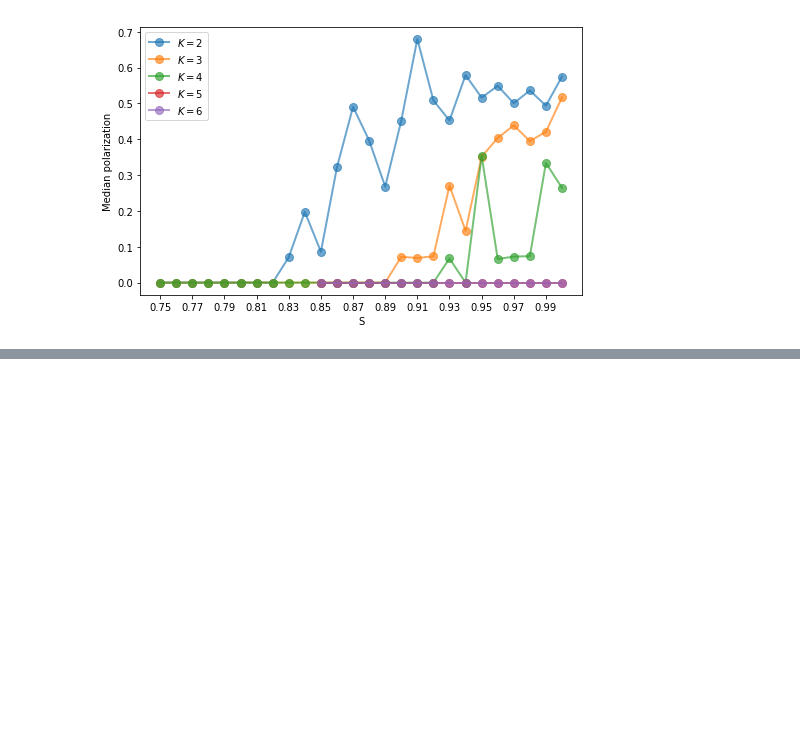
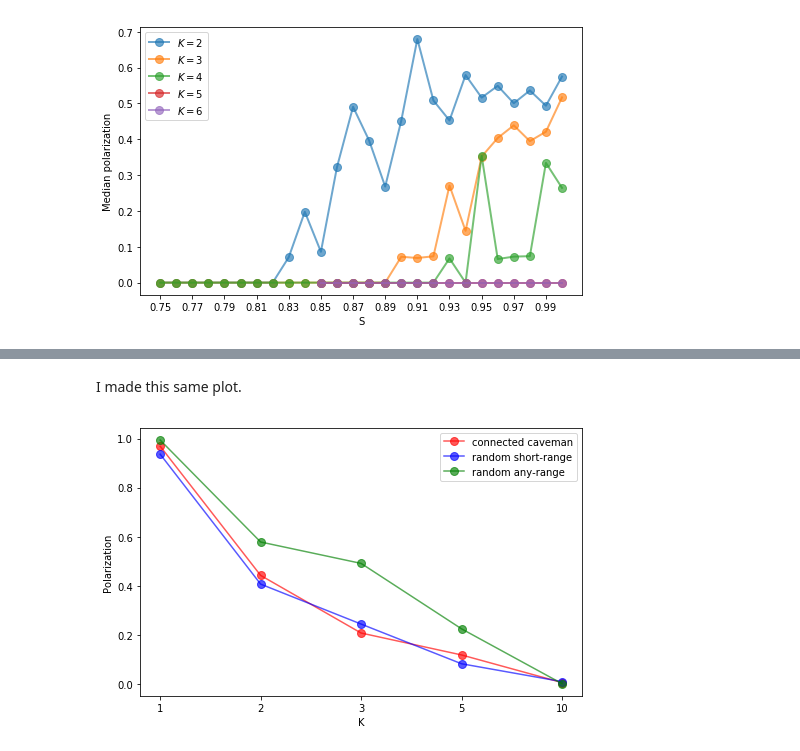
Before and after one commit to mt-digital/polarization, a Jupyter notebook: Complexity plots development 4-14.ipynb, the cells around one changed output, grey strips where cells are left out. Drawn from its saved outputs; the diff is of its cells as text; code cells hidden in the pictures; blank space fills up the shorter version.

```diff
--- a/Complexity plots development 4-14.ipynb
+++ b/Complexity plots development 4-14.ipynb
@@ -126,0 +135,8 @@ plot_S_K_experiment(['data/ic_k234', 'data/ic_k56'], figsize=(7, 4.5), agg_fun=n
+# %% [markdown]
+I made this same plot.
+# %%
+from complexity_analysis import plot_figure12b
+plot_figure12b('data/finegrained_K_fm', stddev='off',
+               full_ylim=False, x=[1, 2, 3, 5, 10], figsize=(7, 4.5))
+# %% [output]
+[figure, added]
```
Also changed, not shown: parts of 16 cells of this notebook, 1 other file.
